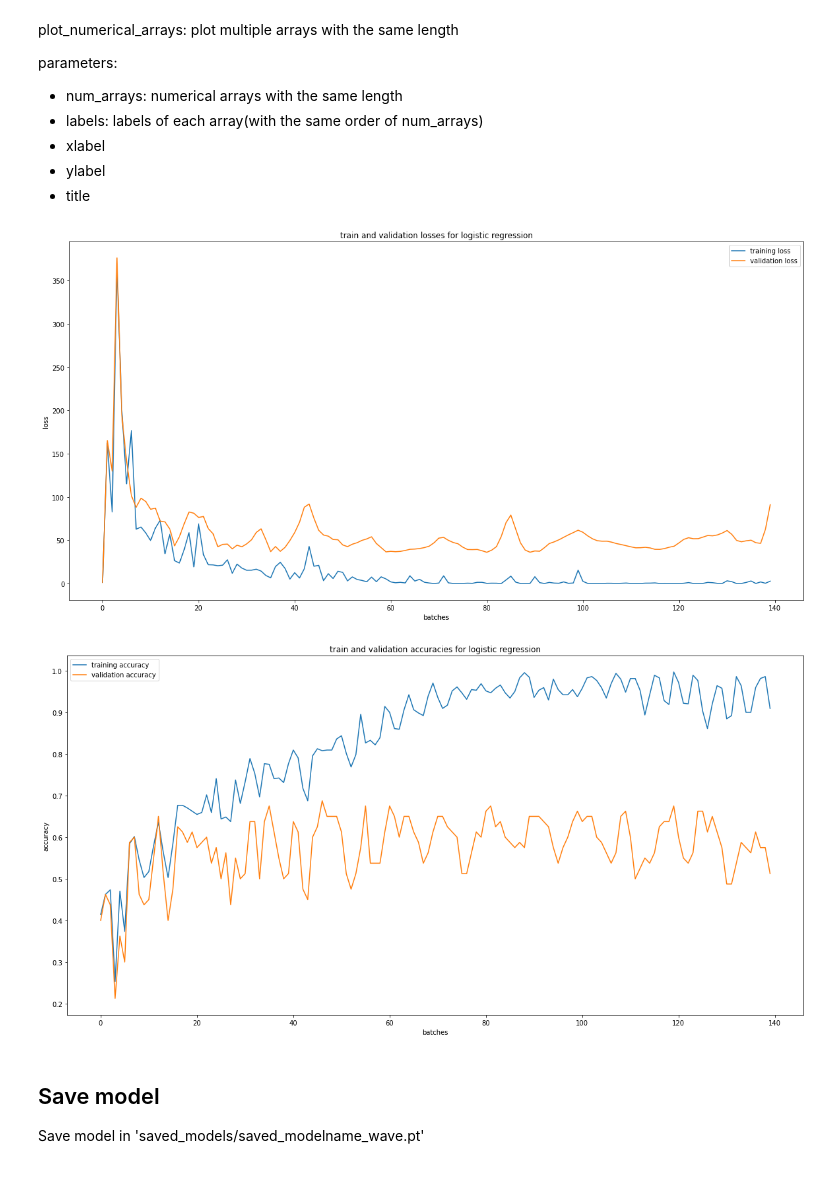
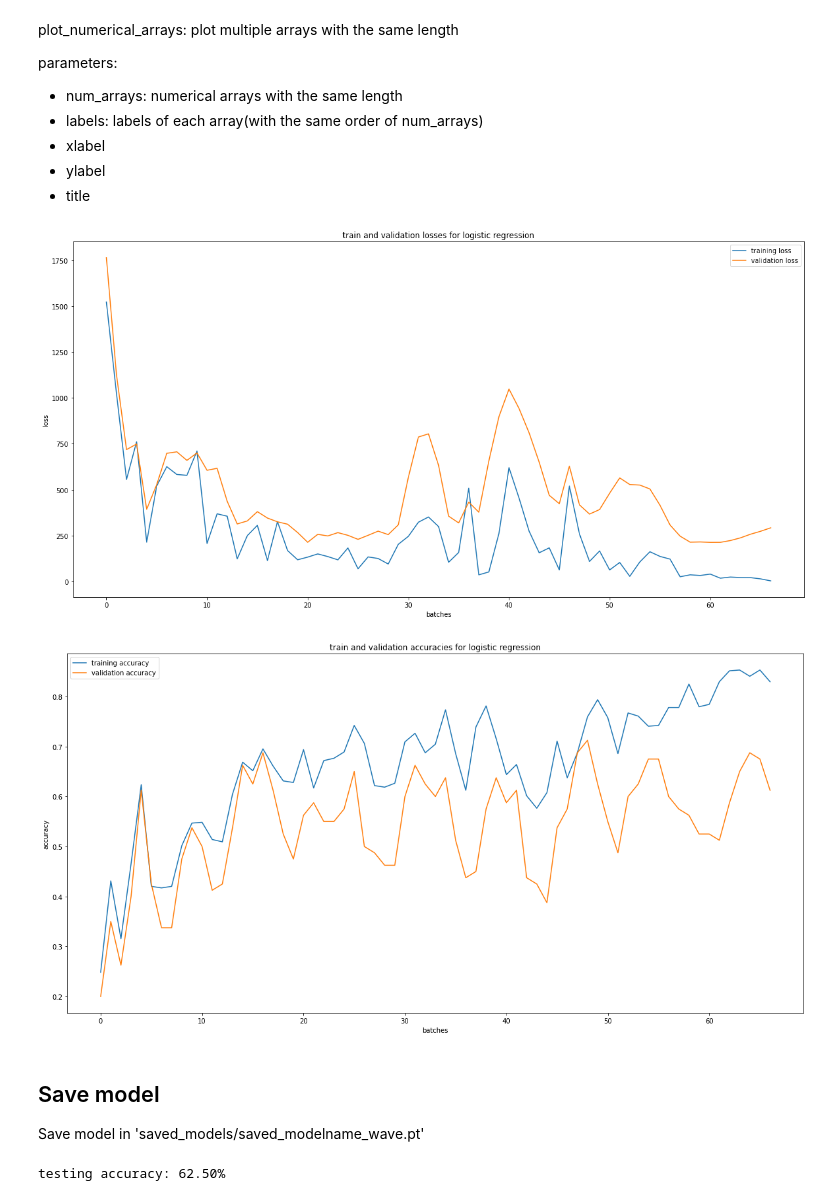
Before and after one commit to happym233/music_genre_classification, a Jupyter notebook: jupyter/train_on_wave_template.ipynb, the cells around one changed output. Cells and saved outputs as stored; diff of their text form; code cells hidden in the pictures.

```diff
--- a/jupyter/train_on_wave_template.ipynb
+++ b/jupyter/train_on_wave_template.ipynb
@@ -70,9 +71,9 @@ class MLP(nn.Module):
     def __init__(self, input_dim, output_dim):
         super(MLP, self).__init__()
         self.layers = nn.Sequential(
-            nn.Linear(input_dim, 1000),
+            nn.Linear(input_dim, 200),
             nn.ReLU(),
-            nn.Linear(1000, output_dim)
+            nn.Linear(200, output_dim)
         )
 
     def forward(self, x):
@@ -84,9 +85,15 @@ class MLP(nn.Module):
 model = MLP(10020, 4)
 # %% [markdown]
 ## Define loss and optimizer
+# %%
+lr = 0.05
+batch_size = 100
+num_epoch = 10
+model_name = 'MLP'
+saved_model_name = 'saved_models/saved_' + model_name + '_wave.pt'
 # %%
 loss = torch.nn.CrossEntropyLoss()
-optimizer = torch.optim.Adam(model.parameters(), lr=0.01)
+optimizer = torch.optim.Adam(model.parameters(), lr=lr)
 # %% [markdown]
 ## Train
 
@@ -102,5 +109,5 @@ parameters of SGD_trainer.train
 - device
 # %%
 training_loss_array, training_accuracy_array, validation_loss_array, validation_accuracy_array = trainers.SGD_trainer.train(model, (X_train, y_train, X_val, y_val),
-                                                                                                                            loss, optimizer, batch_size=100, num_epoch=20)
+                                                                                                                            loss, optimizer, batch_size=batch_size, num_epoch=num_epoch)
 # %% [output]
@@ -133,15 +143,15 @@ parameters:
 - ylabel
 - title
 # %%
-plot_numerical_arrays([training_loss_array, validation_loss_array], ['training loss', 'validation loss'],
+plot_numerical_arrays([training_loss_array[3:], validation_loss_array[3:]], ['training loss', 'validation loss'],
                       xlabel='batches', ylabel='loss', title='train and validation losses for logistic regression')
 # %% [output]
-[figure, old version]
+[figure, new version]
 # %%
-plot_numerical_arrays([training_accuracy_array, validation_accuracy_array], ['training accuracy', 'validation accuracy'],
+plot_numerical_arrays([training_accuracy_array[3:], validation_accuracy_array[3:]], ['training accuracy', 'validation accuracy'],
                       xlabel='batches', ylabel='accuracy', title='train and validation accuracies for logistic regression')
 # %% [output]
-[figure, old version]
+[figure, new version]
 # %% [markdown]
 ## Save model
 
@@ -150,0 +163,8 @@ torch.save(model.state_dict(), 'saved_models/saved_MLP_wave.pt')
+# %%
+X_test, y_test = load_numpy_arrays(['data_test_X.npy','data_test_y.npy']
+                  , path_prefix='processed_data/processed_waves/4-genres/')
+X_test, y_test = numpy_to_tensor([X_test, y_test])
+X_test = X_test.reshape((-1, 10020))
+print('testing accuracy: %.2f%%' % (cal_accuracy(model, X_test, y_test) * 100))
+# %% [output]
+testing accuracy: 62.50%
```
Also changed, not shown: parts of 5 cells of this notebook, 14 other files.
